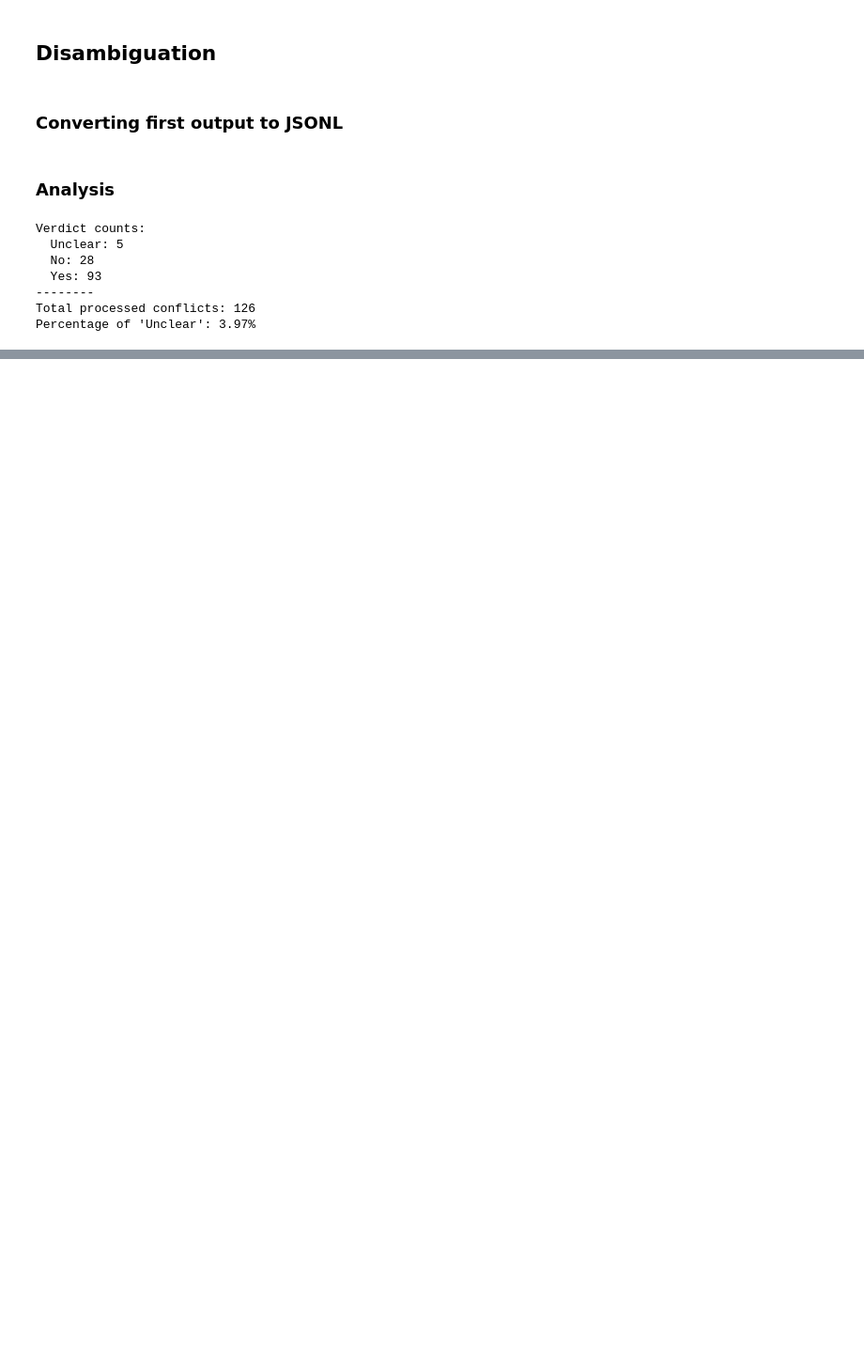
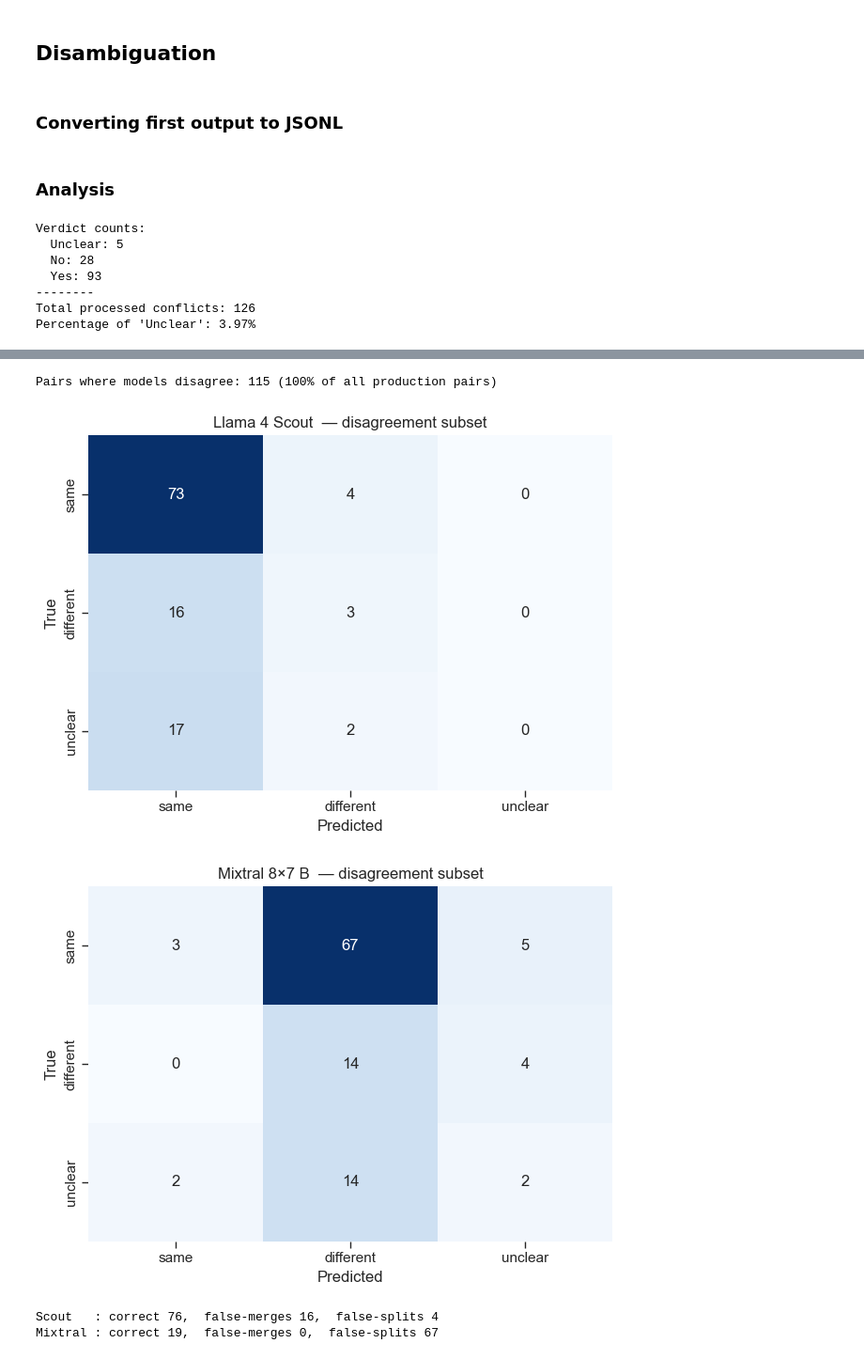
Before and after one commit to inab/research-software-etl, a Jupyter notebook: scripts/data/analysis.ipynb, the cells around one changed output, grey strips where cells are left out. Shown at 94% size. Cells and saved outputs as stored; diff of their text form; code cells hidden in the pictures; blank space fills up the shorter version.

```diff
--- a/scripts/data/analysis.ipynb
+++ b/scripts/data/analysis.ipynb
@@ -74,0 +222,48 @@ Percentage of 'Unclear': 3.97%
+# %%
+import pandas as pd
+from sklearn.metrics import confusion_matrix
+import seaborn as sns, matplotlib.pyplot as plt
+
+labels = ["same","different","unclear"]
+
+# --- pick Scout & Mixtral predictions out of your existing dataframe -----------
+scout_col    = "Llama 4 Scout"
+mixtral_col  = "Mixtral 8x7B"
+
+# rows where both models answered but DISAGREE
+mask_disagree = (
+    df[scout_col].notna() &
+    df[mixtral_col].notna() &
+    (df[scout_col] != df[mixtral_col])
+)
+df_dis = df[mask_disagree]
+print("Pairs where models disagree:", len(df_dis),
+      f"({len(df_dis)/len(df):.0%} of all production pairs)")
+
+# --- confusion matrices  -------------------------------------------------------
+def cm(model_name, col):
+    cm = confusion_matrix(df_dis["true"], df_dis[col], labels=labels)
+    cm_df = pd.DataFrame(cm, index=labels, columns=labels)
+    sns.heatmap(cm_df, annot=True, fmt="d", cmap="Blues", cbar=False)
+    plt.title(f"{model_name}  — disagreement subset")
+    plt.xlabel("Predicted"); plt.ylabel("True"); plt.tight_layout(); plt.show()
+
+cm("Llama 4 Scout", scout_col)
+cm("Mixtral 8×7 B", mixtral_col)
+
+# --- quick metrics -------------------------------------------------------------
+def metrics(col):
+    tp = (df_dis[col] == df_dis["true"]).sum()
+    fp_merge   = ((df_dis["true"] == "different") & (df_dis[col] == "same")).sum()
+    fp_split   = ((df_dis["true"] == "same") & (df_dis[col] == "different")).sum()
+    return tp, fp_merge, fp_split
+
+for m, col in [( "Scout", scout_col), ("Mixtral", mixtral_col)]:
+    tp, fm, fs = metrics(col)
+    print(f"{m:8}: correct {tp},  false-merges {fm},  false-splits {fs}")
+# %% [output]
+Pairs where models disagree: 115 (100% of all production pairs)
+[figure, added]
+[figure, added]
+Scout   : correct 76,  false-merges 16,  false-splits 4
+Mixtral : correct 19,  false-merges 0,  false-splits 67
```
Also changed, not shown: parts of 4 cells of this notebook, 15 other files.
